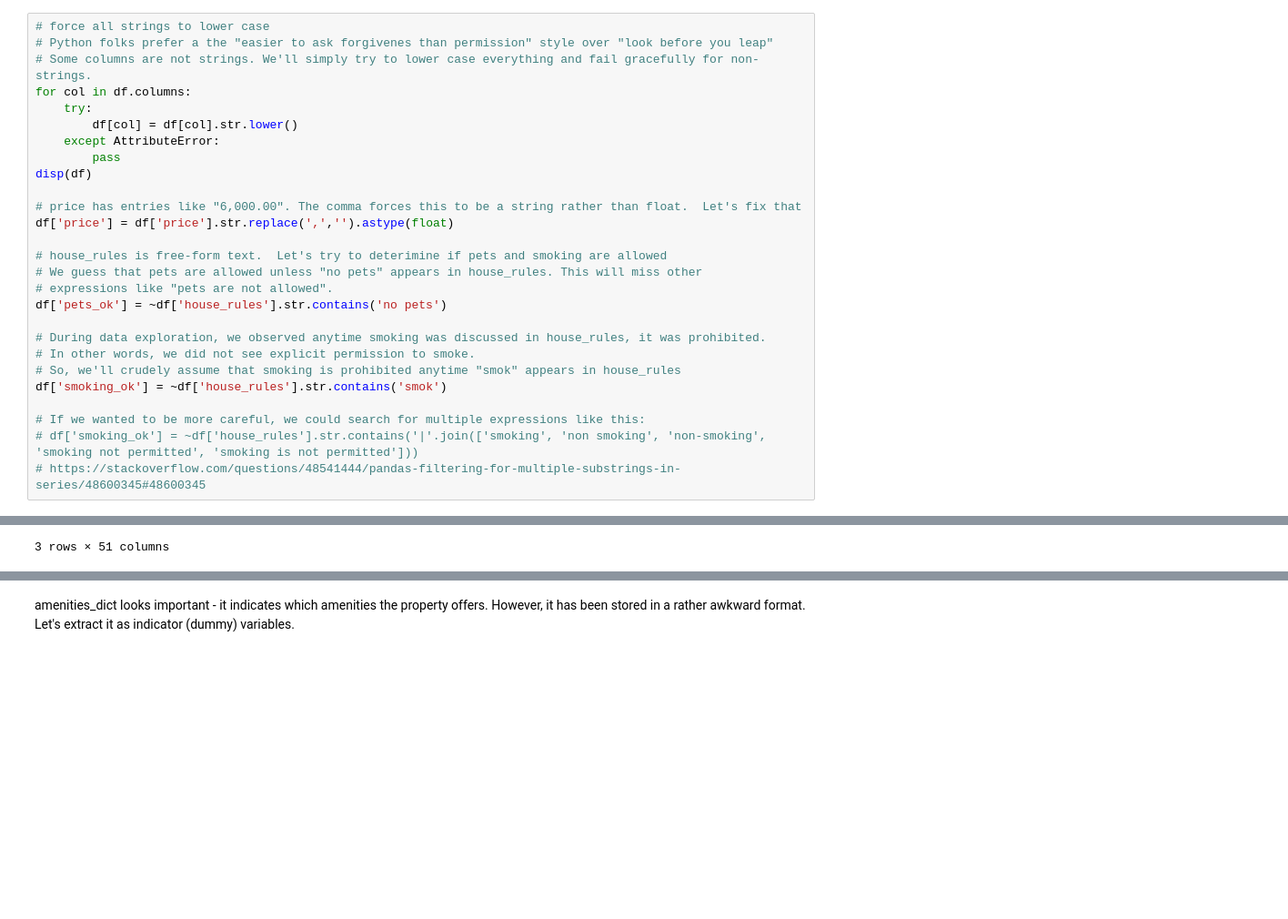
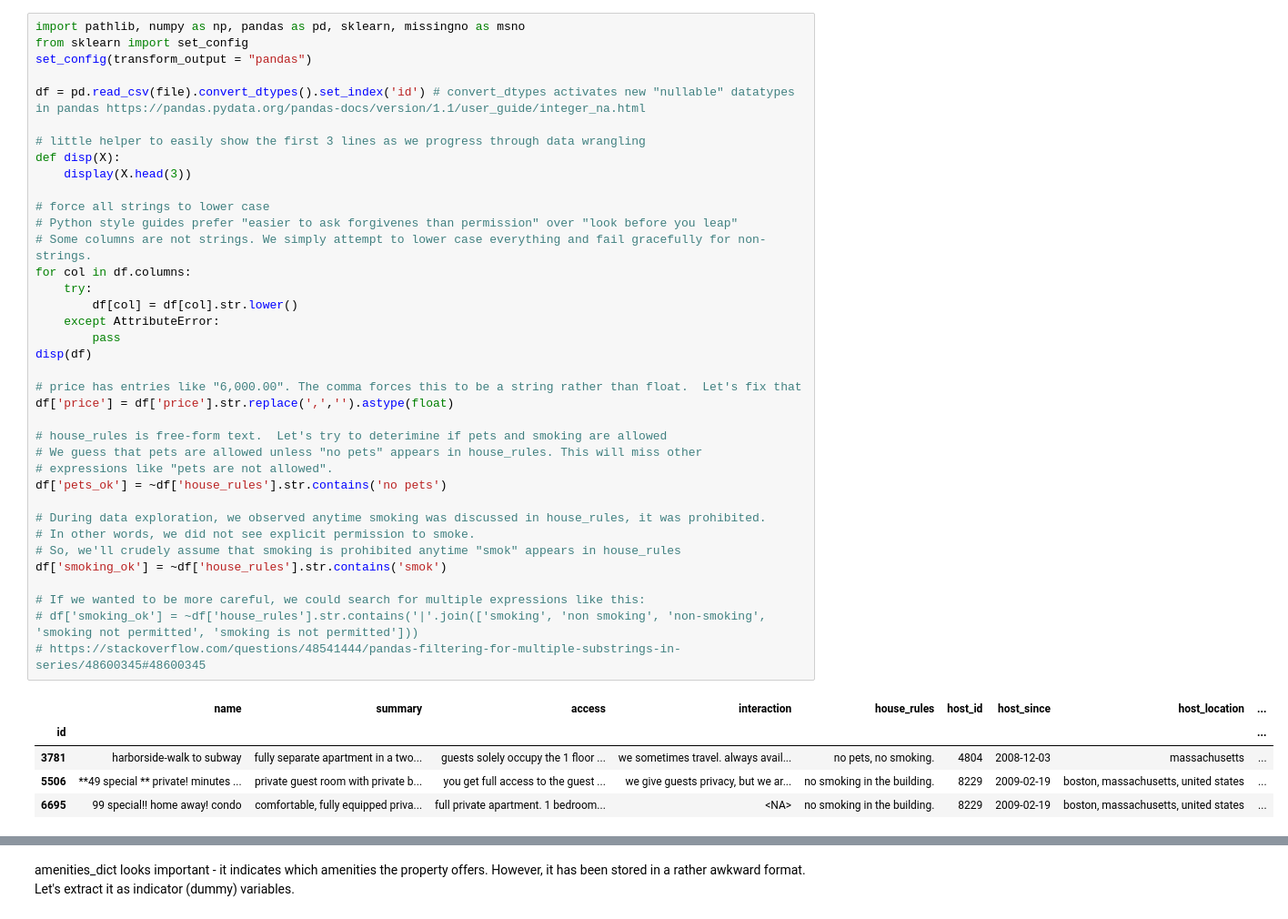
Before and after one commit to drscook/m5364_23sp_data_science1, a Jupyter notebook: CEE_workshop.ipynb, the cells around one changed output, grey strips where cells are left out. Shown at 91% size. Drawn from its saved outputs; the diff is of its cells as text; blank space fills up the shorter version.

```diff
--- a/CEE_workshop.ipynb
+++ b/CEE_workshop.ipynb
@@ -90,28 +79,43 @@ Task: Predict "review_scores_value".  This is the overall rating for an airbnb p
 # %%
+import pathlib, numpy as np, pandas as pd, sklearn, missingno as msno
+from sklearn import set_config
+set_config(transform_output = "pandas")
+
+df = pd.read_csv(file).convert_dtypes().set_index('id') # convert_dtypes activates new "nullable" datatypes in pandas https://pandas.pydata.org/pandas-docs/version/1.1/user_guide/integer_na.html
+
+# little helper to easily show the first 3 lines as we progress through data wrangling
+def disp(X):
+    display(X.head(3))
+
 # force all strings to lower case
-# Python folks prefer a the "easier to ask forgivenes than permission" style over "look before you leap"
-# Some columns are not strings. We'll simply try to lower case everything and fail gracefully for non-strings.
+# Python style guides prefer "easier to ask forgivenes than permission" over "look before you leap"
+# Some columns are not strings. We simply attempt to lower case everything and fail gracefully for non-strings.
 for col in df.columns:
     try:
         df[col] = df[col].str.lower()
     except AttributeError:
         pass
 disp(df)
 
 # price has entries like "6,000.00". The comma forces this to be a string rather than float.  Let's fix that
 df['price'] = df['price'].str.replace(',','').astype(float)
 
 # house_rules is free-form text.  Let's try to deterimine if pets and smoking are allowed
 # We guess that pets are allowed unless "no pets" appears in house_rules. This will miss other
 # expressions like "pets are not allowed".
 df['pets_ok'] = ~df['house_rules'].str.contains('no pets')
 
 # During data exploration, we observed anytime smoking was discussed in house_rules, it was prohibited.
 # In other words, we did not see explicit permission to smoke.
 # So, we'll crudely assume that smoking is prohibited anytime "smok" appears in house_rules
 df['smoking_ok'] = ~df['house_rules'].str.contains('smok')
 
 # If we wanted to be more careful, we could search for multiple expressions like this:
 # df['smoking_ok'] = ~df['house_rules'].str.contains('|'.join(['smoking', 'non smoking', 'non-smoking', 'smoking not permitted', 'smoking is not permitted']))
 # https://stackoverflow.com/questions/48541444/pandas-filtering-for-multiple-substrings-in-series/48600345#48600345
 # %% [output]
+|  | name | summary | access | interaction | house_rules | host_id | host_since | host_location | ... |
+| id |  |  |  |  |  |  |  |  | ... |
+| 3781 | harborside-walk to subway | fully separate apartment in a two... | guests solely occupy the 1 floor ... | we sometimes travel. always avail... | no pets, no smoking. | 4804 | 2008-12-03 | massachusetts | ... |
+| 5506 | **49 special ** private! minutes ... | private guest room with private b... | you get full access to the guest ... | we give guests privacy, but we ar... | no smoking in the building. | 8229 | 2009-02-19 | boston, massachusetts, united states | ... |
+| 6695 | 99 special!! home away! condo | comfortable, fully equipped priva... | full private apartment. 1 bedroom... | <NA> | no smoking in the building. | 8229 | 2009-02-19 | boston, massachusetts, united states | ... |
@@ -123,2 +123 @@ Warning: Total number of columns (51) exceeds max_columns (20). Falling back to
-3 rows × 51 columns
 # %%
```
Also changed, not shown: parts of 38 cells of this notebook.
